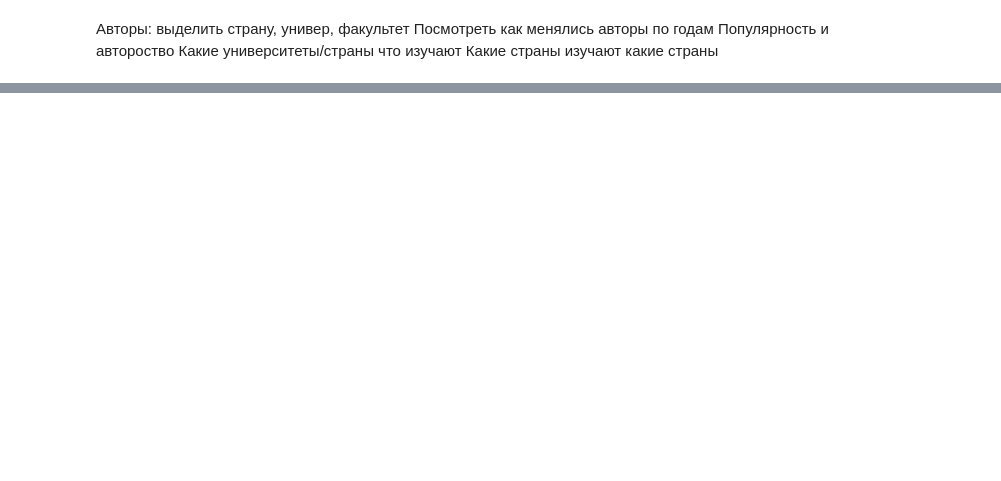
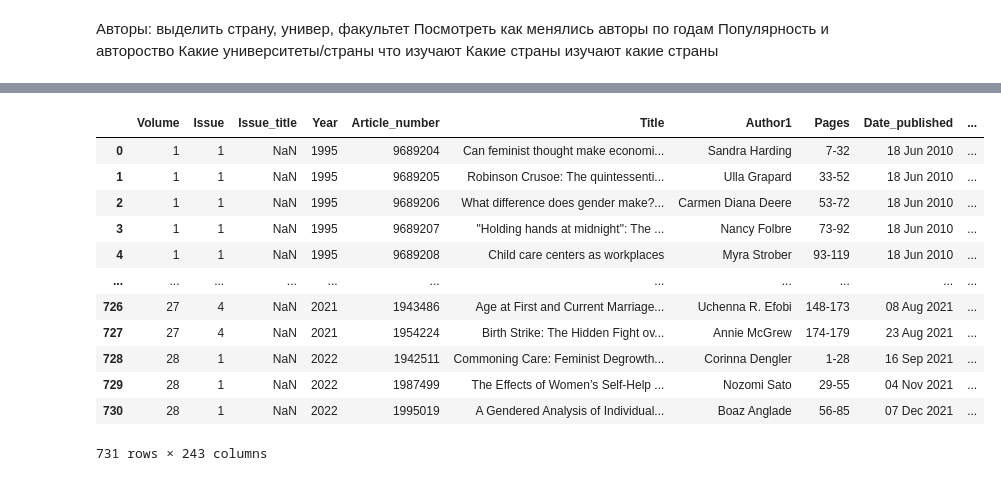
Before and after one commit to profrebrey/bibliometric_analysis, a Jupyter notebook: Biblimetric Analysis, Feminist Economics.ipynb, the cells around one changed output, grey strips where cells are left out. Saved outputs shown, nothing was run; the diff lists cells and outputs as text; code cells hidden in the pictures; blank space fills up the shorter version.

```diff
--- a/Biblimetric Analysis, Feminist Economics.ipynb
+++ b/Biblimetric Analysis, Feminist Economics.ipynb
@@ -1429,0 +1436,9 @@ KeyError: 'All_authors'
+# %%
+df=df.drop(['Author1_Info', 'Author1_Contacts', 'Author2',
+       'Author2_Info', 'Author2_Contacts', 'Author3', 'Author3_Info',
+       'Author3_Contacts', 'Author4', 'Author4_Info', 'Author4_Contacts',
+       'Author5', 'Author5_Info', 'Author5_Contacts', 'Author6',
+       'Author6_Info', 'Author6_Contacts', 'Author7', 'Author7_Info',
+       'Author7_Contacts', 'Author8', 'Author8_Info', 'Author8_Contacts',
+       'Author9', 'Author9_Info', 'Author9_Contacts', 'Author10',
+       'Author10_Info', 'Author10_Contacts'],axis=1)
@@ -1429,0 +1487,19 @@ KeyError: 'All_authors'
+# %%
+for item in countries:
+    df[item+'_country_of_research']=df['researched_country'].dropna().str.split(',').apply(find_item)
+
+df
+# %% [output]
+|  | Volume | Issue | Issue_title | Year | Article_number | Title | Author1 | Pages | Date_published | ... |
+| 0 | 1 | 1 | NaN | 1995 | 9689204 | Can feminist thought make economi... | Sandra Harding | 7-32 | 18 Jun 2010 | ... |
+| 1 | 1 | 1 | NaN | 1995 | 9689205 | Robinson Crusoe: The quintessenti... | Ulla Grapard | 33-52 | 18 Jun 2010 | ... |
+| 2 | 1 | 1 | NaN | 1995 | 9689206 | What difference does gender make?... | Carmen Diana Deere | 53-72 | 18 Jun 2010 | ... |
+| 3 | 1 | 1 | NaN | 1995 | 9689207 | "Holding hands at midnight": The ... | Nancy Folbre | 73-92 | 18 Jun 2010 | ... |
+| 4 | 1 | 1 | NaN | 1995 | 9689208 | Child care centers as workplaces | Myra Strober | 93-119 | 18 Jun 2010 | ... |
+| ... | ... | ... | ... | ... | ... | ... | ... | ... | ... | ... |
+| 726 | 27 | 4 | NaN | 2021 | 1943486 | Age at First and Current Marriage... | Uchenna R. Efobi | 148-173 | 08 Aug 2021 | ... |
+| 727 | 27 | 4 | NaN | 2021 | 1954224 | Birth Strike: The Hidden Fight ov... | Annie McGrew | 174-179 | 23 Aug 2021 | ... |
+| 728 | 28 | 1 | NaN | 2022 | 1942511 | Commoning Care: Feminist Degrowth... | Corinna Dengler | 1-28 | 16 Sep 2021 | ... |
+| 729 | 28 | 1 | NaN | 2022 | 1987499 | The Effects of Women’s Self-Help ... | Nozomi Sato | 29-55 | 04 Nov 2021 | ... |
+| 730 | 28 | 1 | NaN | 2022 | 1995019 | A Gendered Analysis of Individual... | Boaz Anglade | 56-85 | 07 Dec 2021 | ... |
+731 rows × 243 columns
```
Also changed, not shown: parts of 85 cells of this notebook.
